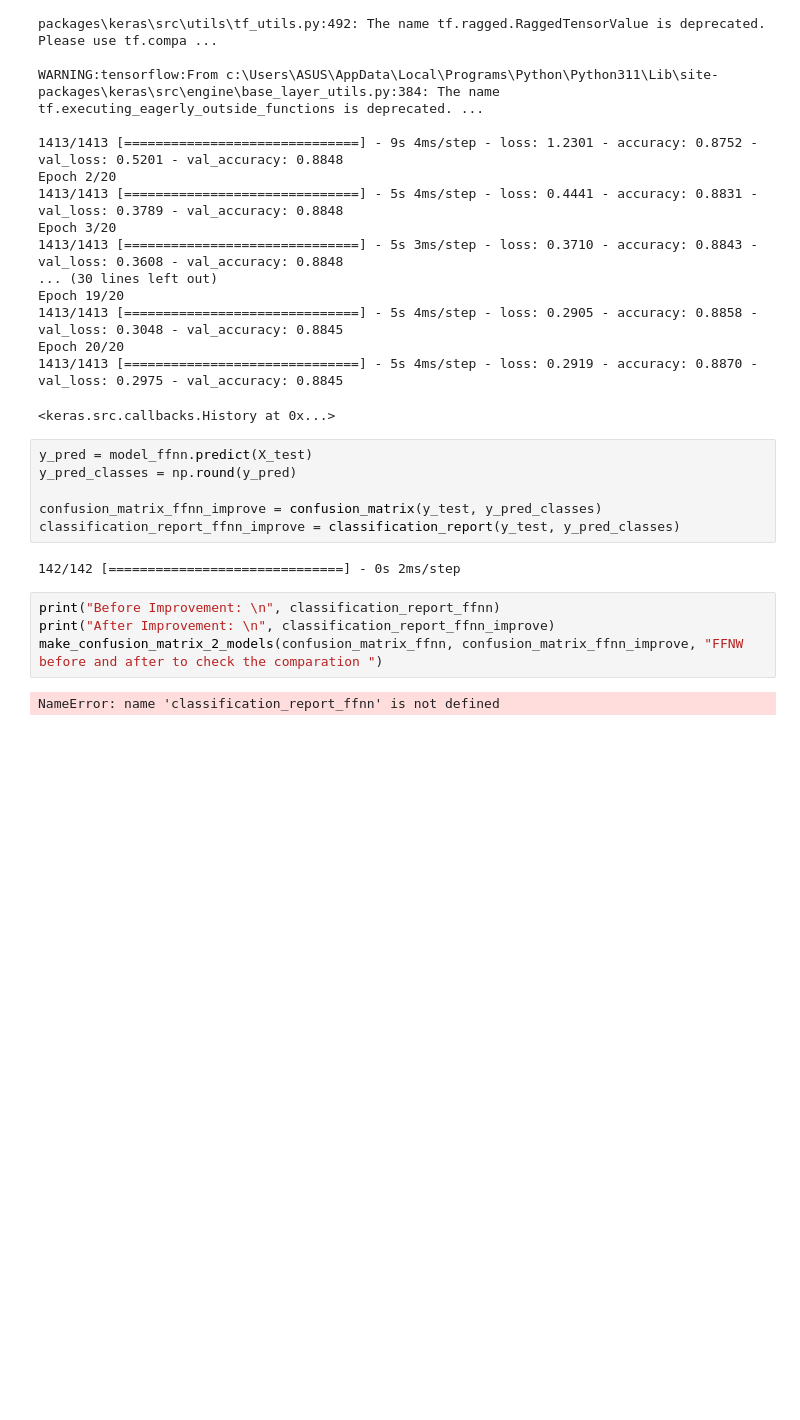
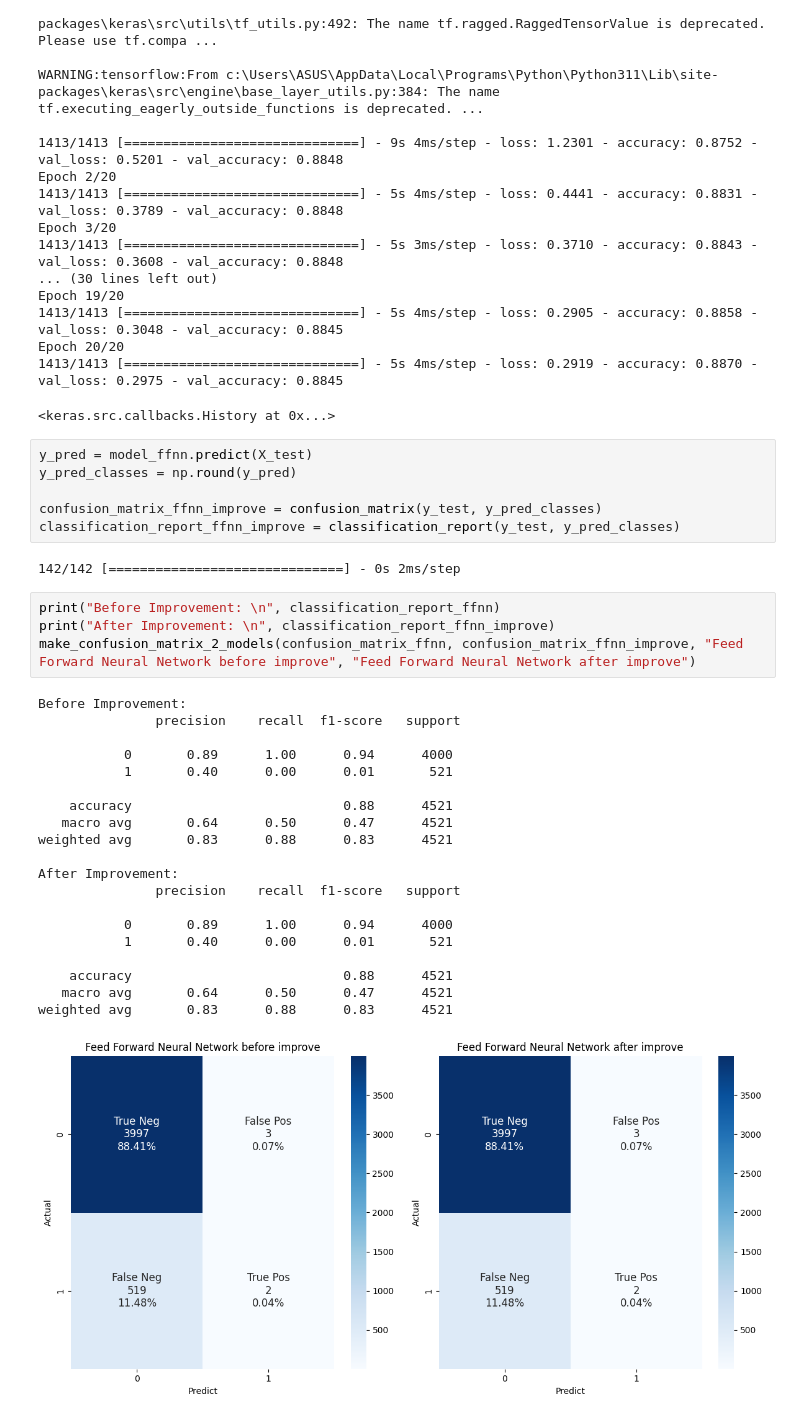
Before and after one commit to accesable/ML_Final, a Jupyter notebook: code/main.ipynb, the cells around one changed output. Drawn from its saved outputs; the diff is of its cells as text; blank space fills up the shorter version.

Commit message:
completed improve ffnw

```diff
--- a/code/main.ipynb
+++ b/code/main.ipynb
@@ -1137,9 +1137,28 @@ classification_report_ffnn_improve = classification_report(y_test, y_pred_classe
 # %%
 print("Before Improvement: \n", classification_report_ffnn)
 print("After Improvement: \n", classification_report_ffnn_improve)
-make_confusion_matrix_2_models(confusion_matrix_ffnn, confusion_matrix_ffnn_improve, "FFNW before and after to check the comparation ")
+make_confusion_matrix_2_models(confusion_matrix_ffnn, confusion_matrix_ffnn_improve, "Feed Forward Neural Network before improve", "Feed Forward Neural Network after improve")
 # %% [output]
-NameError: name 'classification_report_ffnn' is not defined
+Before Improvement:
+               precision    recall  f1-score   support
+
+           0       0.89      1.00      0.94      4000
+           1       0.40      0.00      0.01       521
+
+    accuracy                           0.88      4521
+   macro avg       0.64      0.50      0.47      4521
+weighted avg       0.83      0.88      0.83      4521
+
+After Improvement:
+               precision    recall  f1-score   support
+
+           0       0.89      1.00      0.94      4000
+           1       0.40      0.00      0.01       521
+
+    accuracy                           0.88      4521
+   macro avg       0.64      0.50      0.47      4521
+weighted avg       0.83      0.88      0.83      4521
+[figure, added]
 # %%
 y_ffnn_probs = model_ffnn.predict(X_test).ravel()
 fpr, tpr, thresholds = roc_curve(y_test, y_ffnn_probs)
```
Also changed, not shown: parts of 1 cell of this notebook.
